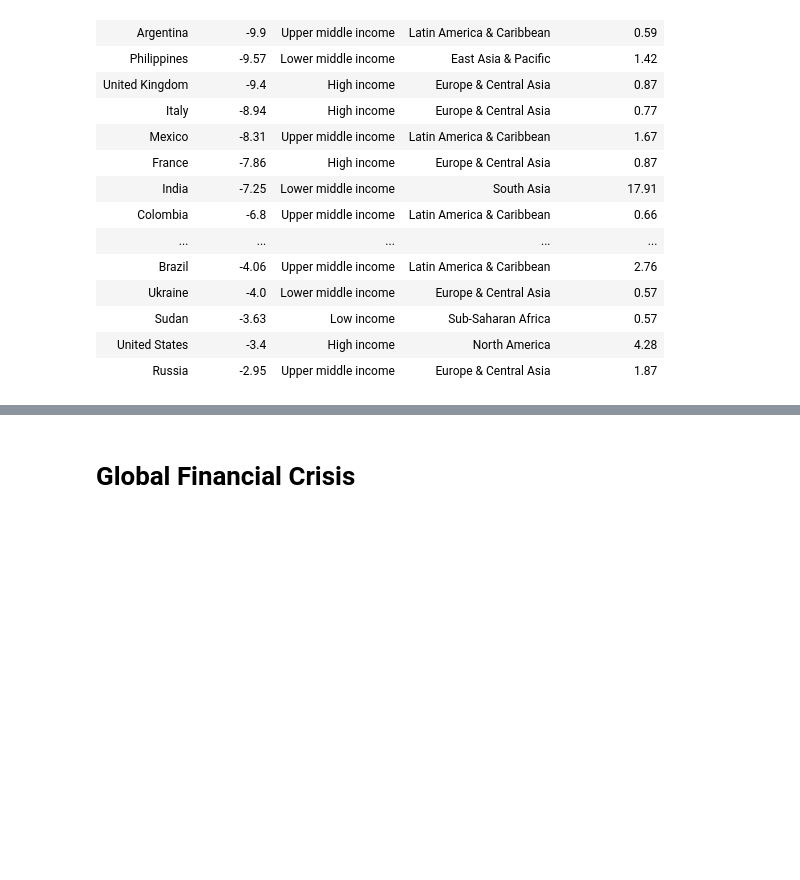
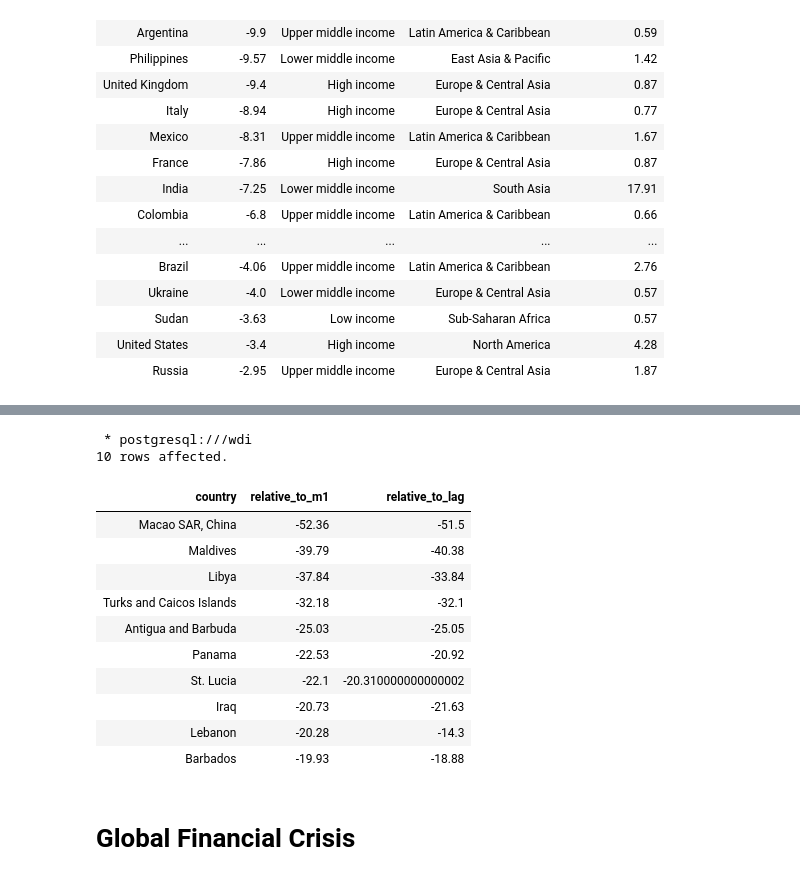
Before and after one commit to mjv2146/world-development-indicators, a Jupyter notebook: notebooks/02_EDA.ipynb, the cells around one changed output, grey strips where cells are left out. Cells and saved outputs as stored; diff of their text form; code cells hidden in the pictures; blank space fills up the shorter version.

```diff
--- a/notebooks/02_EDA.ipynb
+++ b/notebooks/02_EDA.ipynb
@@ -631,3 +664,44 @@ LIMIT 20
+# %%
+%%sql
+WITH ma AS (
+    SELECT country_code, year,
+    ROUND(AVG(growth_rate) OVER(
+        PARTITION BY country_code ORDER BY year ASC ROWS BETWEEN 5 PRECEDING AND 1 PRECEDING
+        )::numeric, 2) moving_average,
+    LAG(growth_rate, 1) OVER(PARTITION BY country_code, indicator ORDER BY year ASC) L1
+    FROM main
+    WHERE
+    indicator = 'GDP'
+)
+SELECT focus.country_code,
+focus.growth_rate - ma.moving_average relative_to_m1,
+focus.growth_rate - ma.L1 relative_to_lag
+FROM ma
+LEFT JOIN (
+    SELECT country, country_code, year, growth_rate
+    FROM main
+    WHERE year = 2020
+    AND indicator = 'GDP'
+) focus
+ON ma.country_code = focus.country_code
+AND ma.year = focus.year
+WHERE focus.year = 2020
+ORDER BY focus.growth_rate - ma.moving_average DESC
+LIMIT 10
+# %% [output]
+ * postgresql:///wdi
+10 rows affected.
+| country | relative_to_m1 | relative_to_lag |
+| Macao SAR, China | -52.36 | -51.5 |
+| Maldives | -39.79 | -40.38 |
+| Libya | -37.84 | -33.84 |
+| Turks and Caicos Islands | -32.18 | -32.1 |
+| Antigua and Barbuda | -25.03 | -25.05 |
+| Panama | -22.53 | -20.92 |
+| St. Lucia | -22.1 | -20.310000000000002 |
+| Iraq | -20.73 | -21.63 |
+| Lebanon | -20.28 | -14.3 |
+| Barbados | -19.93 | -18.88 |
 # %% [markdown]
 # Global Financial Crisis
 # %% [markdown]
```
Also changed, not shown: parts of 6 cells of this notebook.
